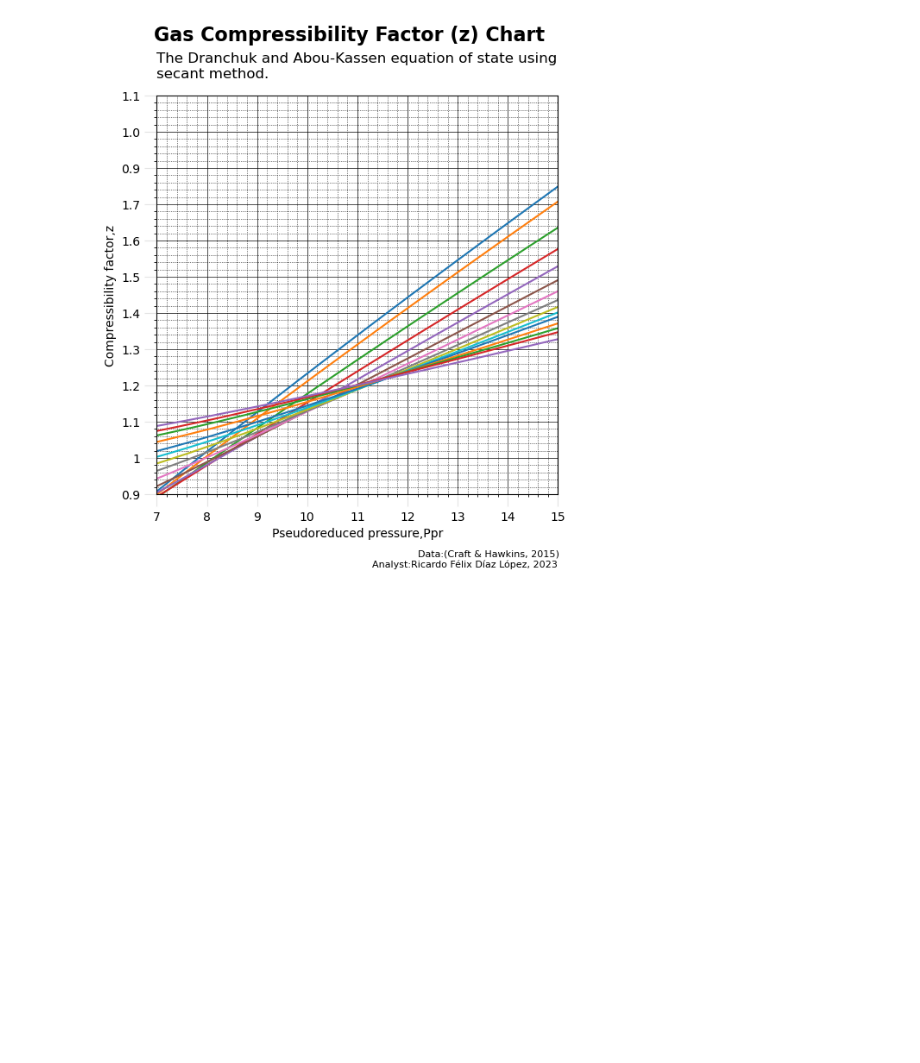
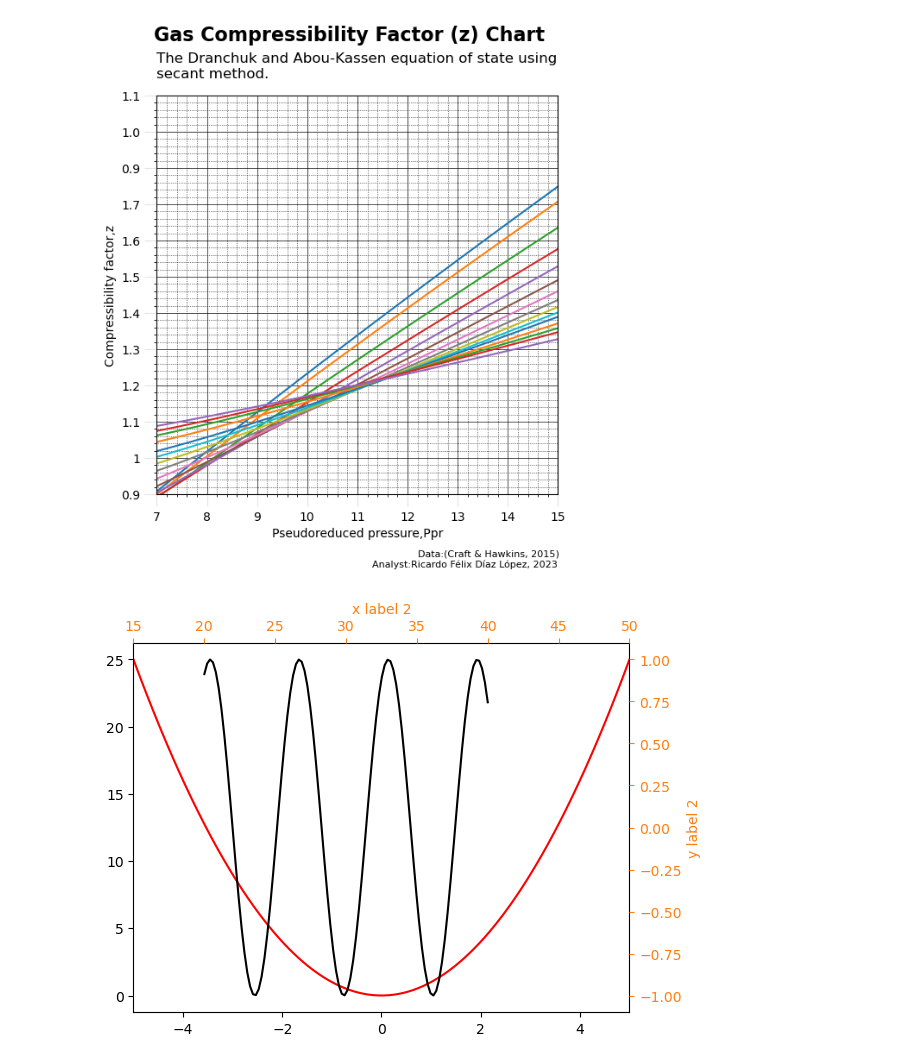
Before and after one commit to Ricardod671/graph_zfactor, a Jupyter notebook: notebooks/0.1-RFDL-zfactor_graph.ipynb, the cells around one changed output. Saved outputs shown, nothing was run; the diff lists cells and outputs as text; code cells hidden in the pictures; blank space fills up the shorter version.

```diff
--- a/notebooks/0.1-RFDL-zfactor_graph.ipynb
+++ b/notebooks/0.1-RFDL-zfactor_graph.ipynb
@@ -345,3 +348,42 @@ ax.text(s = 'Data:(Craft & Hawkins, 2015)',
 plt.show();
 # %% [output]
 [figure]
+# %%
+# Definir las funciones
+def func1(x):
+    return x**2
+
+def func2(x):
+    return np.sin(x)
+
+# Crear un rango de valores para x
+x1 = np.linspace(-5, 5, 100)
+x2 = np.linspace(20,40,100)
+
+# Calcular los valores correspondientes para y
+y1 = func1(x1)
+y2 = func2(x2)
+
+fig=plt.figure()
+ax1=fig.add_subplot(111, label="1")
+ax2=fig.add_subplot(111, label="2", frame_on=False)
+
+ax1.plot(x1, y1, '-r')
+ax1.set_xlim(-5,5)
+
+ax2.plot(x2, y2, '-k')
+
+ax2.xaxis.tick_top()
+ax2.yaxis.tick_right()
+
+ax2.set_xlim(15,50)
+ax2.set_xlabel('x label 2', color="C1")
+ax2.set_ylabel('y label 2', color="C1")
+ax2.xaxis.set_label_position('top')
+ax2.yaxis.set_label_position('right')
+ax2.tick_params(axis='x', colors="C1")
+ax2.tick_params(axis='y', colors="C1")
+
+plt.show()
+# %% [output]
+[figure, added]
```
Also changed, not shown: parts of 3 cells of this notebook.
